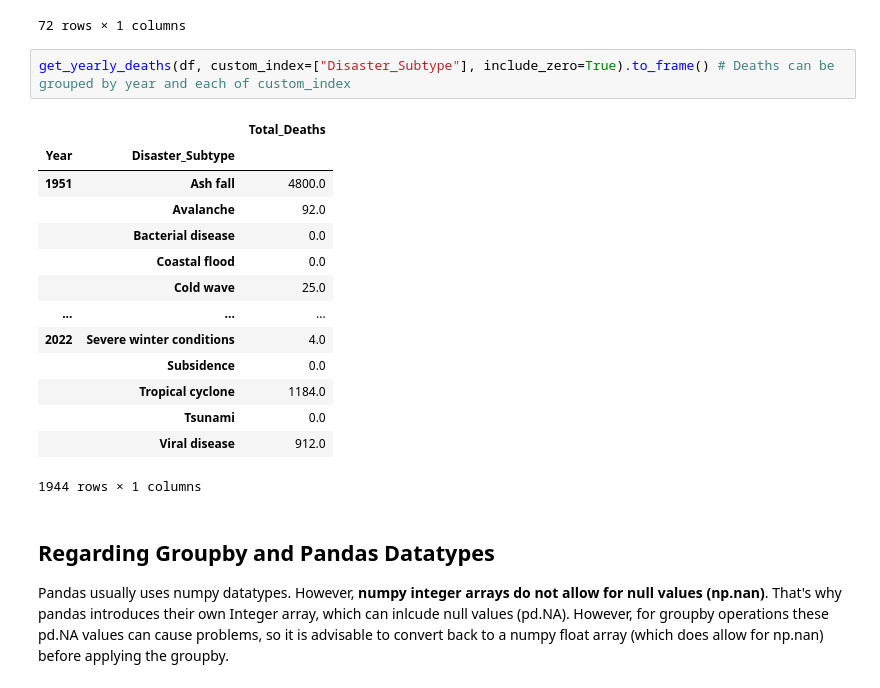
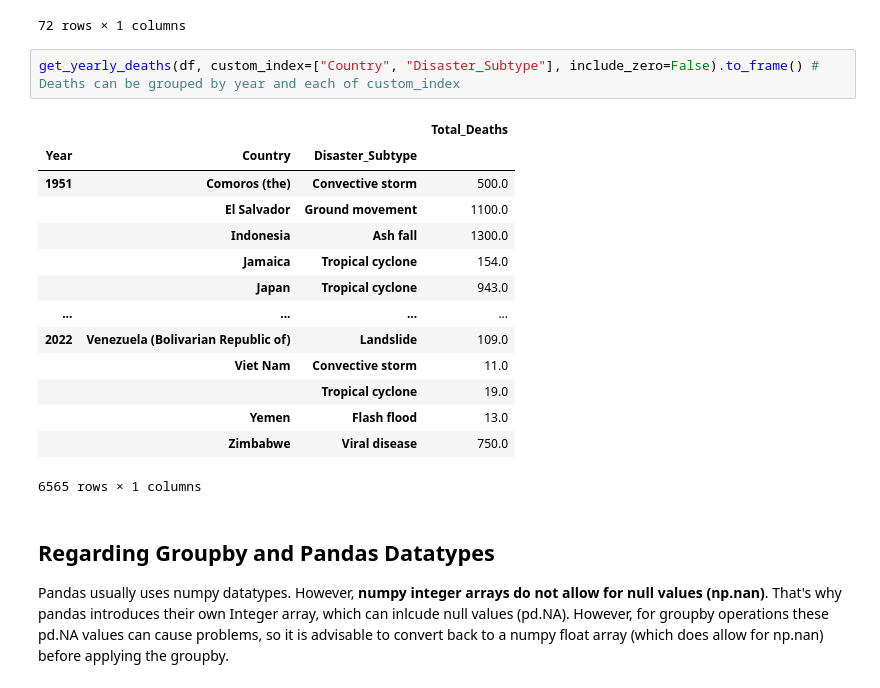
Before and after one commit to r-Files/DOPP, a Jupyter notebook: jupyter_notebooks/lab_question_c.ipynb, the cells around one changed output. Saved outputs shown, nothing was run; the diff lists cells and outputs as text.

```diff
--- a/jupyter_notebooks/lab_question_c.ipynb
+++ b/jupyter_notebooks/lab_question_c.ipynb
@@ -67,22 +67,22 @@ get_yearly_deaths(df, include_zero=True).to_frame() # Deaths grouped by year. Ro
 | 2022 | 14877.0 |
 72 rows × 1 columns
 # %%
-get_yearly_deaths(df, custom_index=["Disaster_Subtype"], include_zero=True).to_frame() # Deaths can be grouped by year and each of custom_index
+get_yearly_deaths(df, custom_index=["Country", "Disaster_Subtype"], include_zero=False).to_frame() # Deaths can be grouped by year and each of custom_index
 # %% [output]
-|  |  | Total_Deaths |
-| Year | Disaster_Subtype |  |
-| 1951 | Ash fall | 4800.0 |
-|  | Avalanche | 92.0 |
-|  | Bacterial disease | 0.0 |
-|  | Coastal flood | 0.0 |
-|  | Cold wave | 25.0 |
-| ... | ... | ... |
-| 2022 | Severe winter conditions | 4.0 |
-|  | Subsidence | 0.0 |
-|  | Tropical cyclone | 1184.0 |
-|  | Tsunami | 0.0 |
-|  | Viral disease | 912.0 |
+|  |  |  | Total_Deaths |
+| Year | Country | Disaster_Subtype |  |
+| 1951 | Comoros (the) | Convective storm | 500.0 |
+|  | El Salvador | Ground movement | 1100.0 |
+|  | Indonesia | Ash fall | 1300.0 |
+|  | Jamaica | Tropical cyclone | 154.0 |
+|  | Japan | Tropical cyclone | 943.0 |
+| ... | ... | ... | ... |
+| 2022 | Venezuela (Bolivarian Republic of) | Landslide | 109.0 |
+|  | Viet Nam | Convective storm | 11.0 |
+|  |  | Tropical cyclone | 19.0 |
+|  | Yemen | Flash flood | 13.0 |
+|  | Zimbabwe | Viral disease | 750.0 |
-1944 rows × 1 columns
+6565 rows × 1 columns
 # %% [markdown]
 ## Regarding Groupby and Pandas Datatypes
 
```
